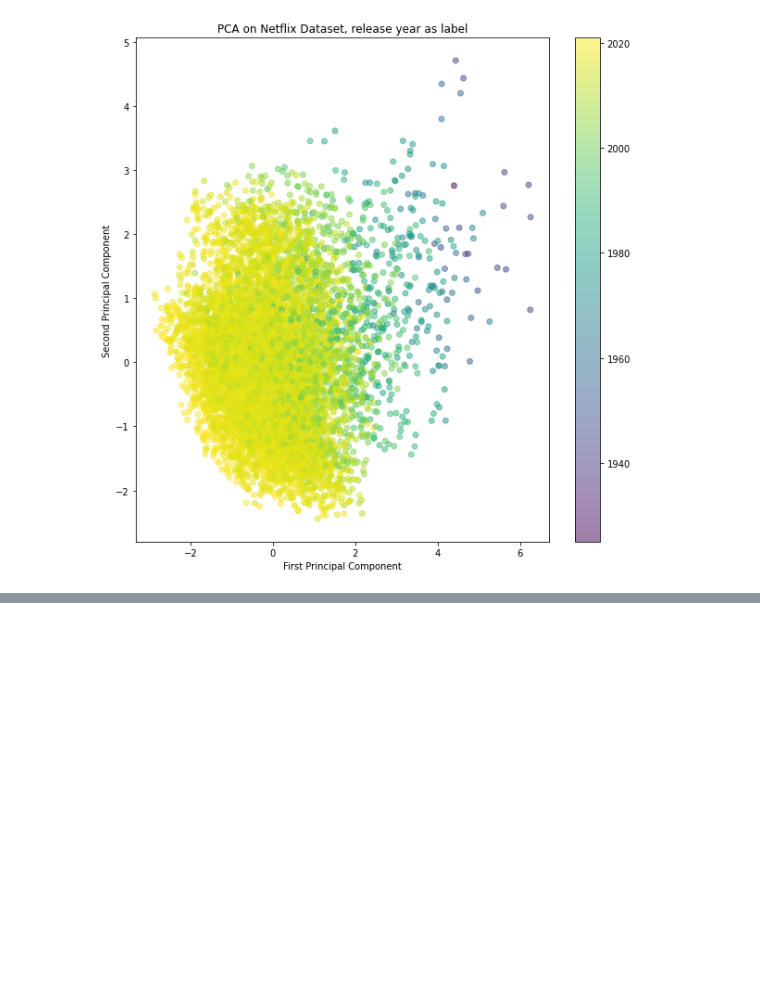
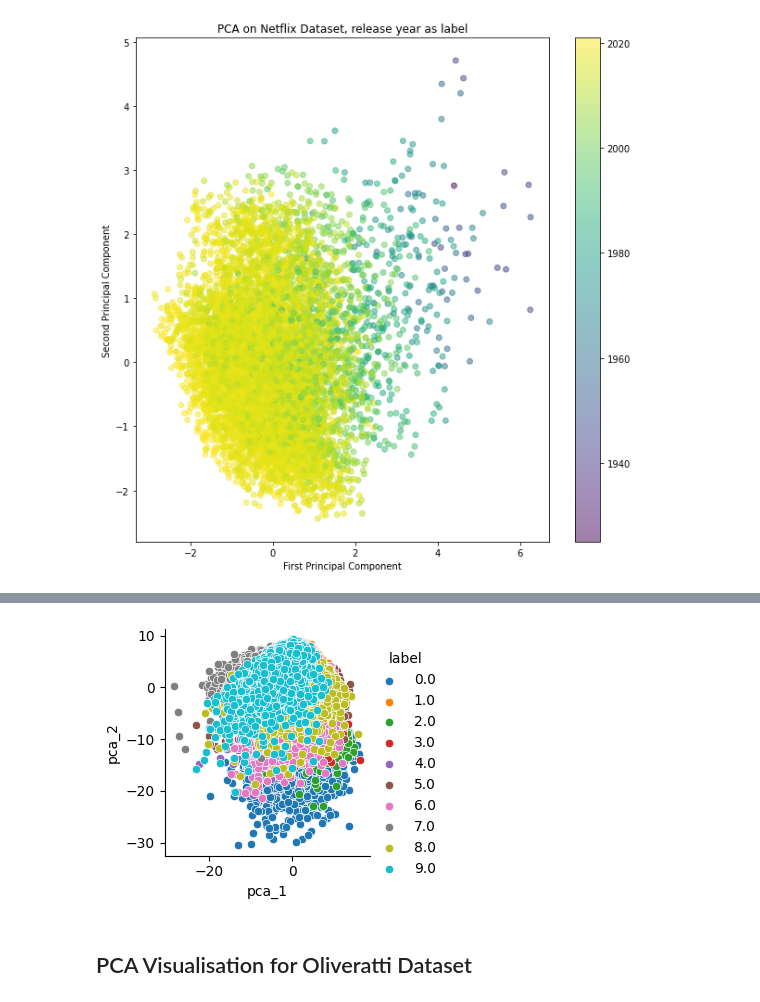
Before and after one commit to KarmanjyotSingh/tsne, a Jupyter notebook: pca.ipynb, the cells around one changed output, grey strips where cells are left out. Saved outputs shown, nothing was run; the diff lists cells and outputs as text; code cells hidden in the pictures; blank space fills up the shorter version.

```diff
--- a/pca.ipynb
+++ b/pca.ipynb
@@ -154,0 +185,17 @@ plot_pca_2d(X_pca, y, 'PCA on Netflix Dataset, release year as label')
+# %%
+scaler = StandardScaler()
+std_df = scaler.fit_transform(df)
+covar_mat = np.matmul(std_df.T, std_df)
+values, vectors = eigh(covar_mat, eigvals = (782, 783))
+vectors = vectors.T
+final_df = np.matmul(vectors, std_df.T)
+final_dfT = np.vstack((final_df, label)).T
+dataFrame = pd.DataFrame(final_dfT, columns = ['pca_1', 'pca_2', 'label'])
+sns.FacetGrid(dataFrame, hue = 'label') \
+    .map(sns.scatterplot, 'pca_1', 'pca_2') \
+    .add_legend()
+plt.show()
+# %% [output]
+[figure, added]
+# %% [markdown]
+## PCA Visualisation for Oliveratti Dataset
```
Also changed, not shown: parts of 8 cells of this notebook.
